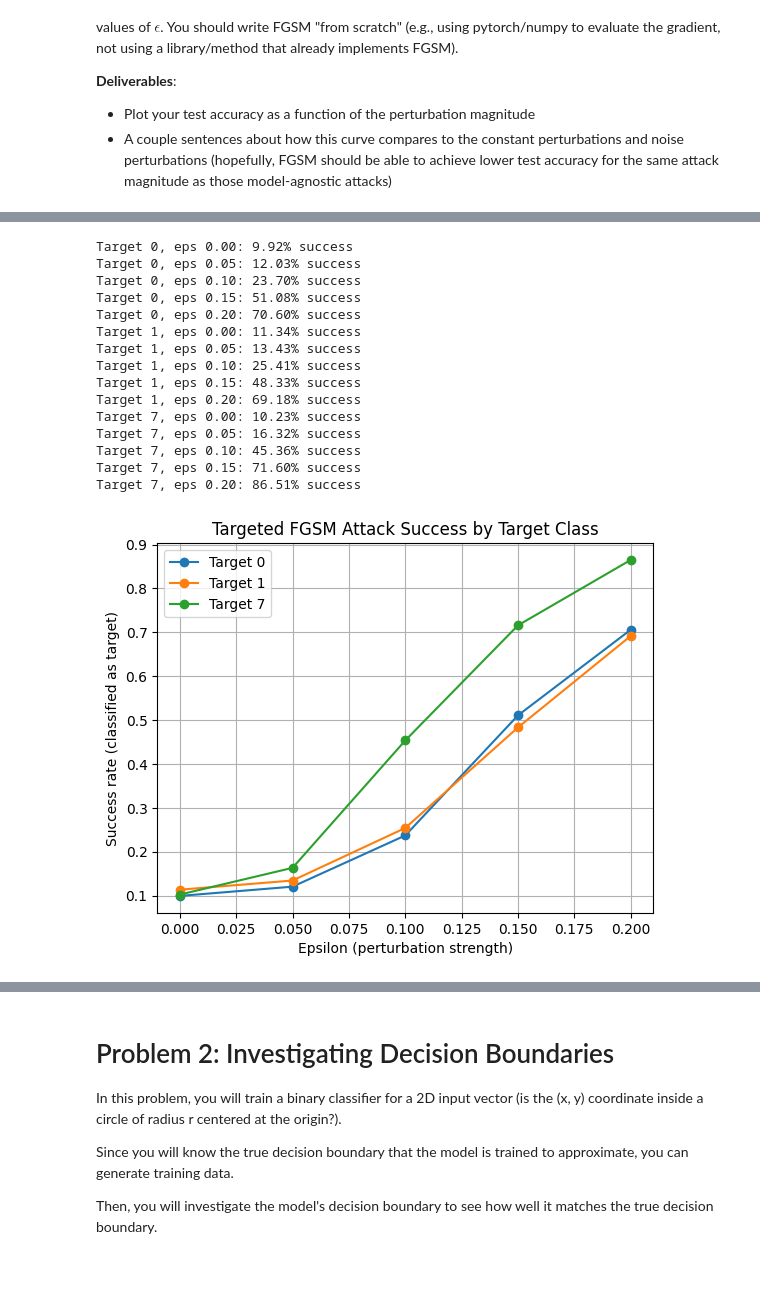
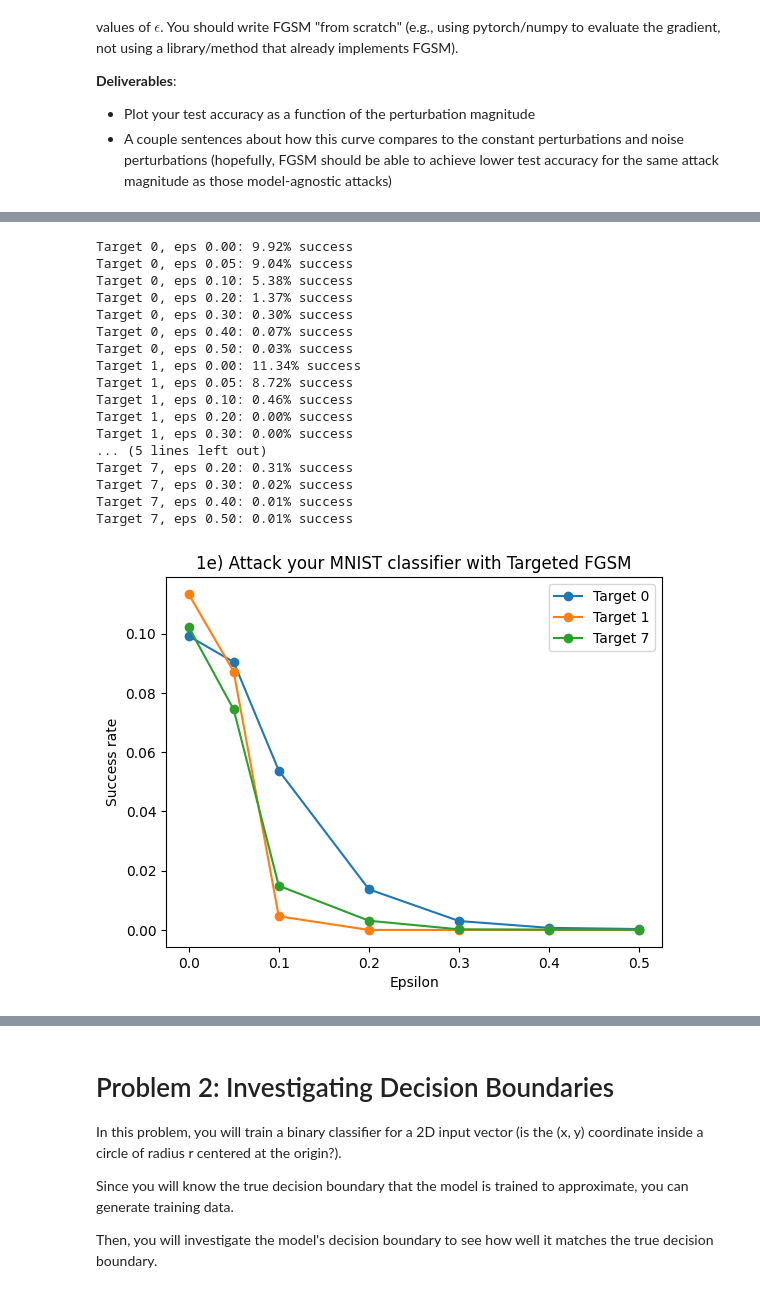
Before and after one commit to kmuenpra/EECE7268, a Jupyter notebook: EECE7398_HW1.ipynb, the cells around one changed output, grey strips where cells are left out. Drawn from its saved outputs; the diff is of its cells as text; code cells hidden in the pictures.

```diff
--- a/EECE7398_HW1.ipynb
+++ b/EECE7398_HW1.ipynb
@@ -573,93 +521,84 @@ import torch.nn.functional as F
 import matplotlib.pyplot as plt
 
 MNIST_MEAN, MNIST_STD = 0.1307, 0.3081
-
 def denormalize(x): return x * MNIST_STD + MNIST_MEAN
 def renormalize(x): return (x - MNIST_MEAN) / MNIST_STD
 
 def targeted_fgsm_attack(model, x_norm, y_target, epsilon):
-    """
-    Targeted FGSM: force model toward y_target.
-    Args:
-        model    : trained model
-        x_norm   : normalized input batch (N,1,28,28)
-        y_target : target labels (N,)
-        epsilon  : perturbation strength in pixel space
-    Returns:
-        x_adv_norm : adversarial examples (normalized)
-    """
     model.eval()
 
-    # Work in pixel space
     x_pix = denormalize(x_norm).clone().detach().to(next(model.parameters()).device)
     y_target = y_target.to(x_pix.device)
     x_pix.requires_grad_(True)
 
-    # Forward & targeted loss
+    # Forward & cross entropy loss with targeted label y
     logits = model(renormalize(x_pix))
-    loss = F.cross_entropy(logits, y_target)
+    loss = F.cross_entropy(logits, y_target) # cross entropy loss with only targeted label y
 
-    # Backward wrt input
+   # Backward wrt pixel input
     model.zero_grad(set_to_none=True)
     loss.backward()
 
-    # Targeted step: subtract gradient
+    # FGSM (but now with targeted labels)
+    # FIND GRADIENT
+    # THEN TAKE THE DIRECTION OF GRADIENT, MULTIPLIED BY A CONSTANT EPSILON
     grad_sign = x_pix.grad.sign()
-    x_adv_pix = torch.clamp(x_pix - epsilon * grad_sign, 0.0, 1.0)
+    x_adv_pix = torch.clamp(x_pix + epsilon * grad_sign, 0.0, 1.0)
+
+    # Re-normalize for model input
+    x_adv_norm = renormalize(x_adv_pix).detach()
+    return x_adv_norm
 
     return renormalize(x_adv_pix).detach()
 
-def evaluate_targeted(model, loader, epsilon, target_class):
-    """
-    Try to force all test images into a single target class.
-    Returns success rate (fraction predicted as target_class).
-    """
+def evaluate(model, loader, epsilon, target_class):
     total, success = 0, 0
     for x, y in loader:
         x = x.to(next(model.parameters()).device)
         y_target = torch.full_like(y, target_class)
         x_adv = targeted_fgsm_attack(model, x, y_target, epsilon)
+
         with torch.no_grad():
             preds = model(x_adv).argmax(dim=1)
         success += (preds == y_target.to(preds.device)).sum().item()
         total += y.size(0)
+
     return success / total
 
-# ---- Run experiments ----
-epsilons = [0.0, 0.05, 0.1, 0.15, 0.2]
+epsilons = [0.0, 0.05, 0.1, 0.2, 0.3, 0.4, 0.5]
 target_classes = [0, 1, 7]  # pick a few classes to compare
 results = {t: [] for t in target_classes}
 
 for t in target_classes:
     for eps in epsilons:
-        success = evaluate_targeted(model, test_loader, eps, t)
+        success = evaluate(model, test_loader, eps, t)
         results[t].append(success)
         print(f"Target {t}, eps {eps:.2f}: {success*100:.2f}% success")
 
-# ---- Plot results ----
 plt.figure()
 for t in target_classes:
     plt.plot(epsilons, results[t], marker="o", label=f"Target {t}")
-plt.xlabel("Epsilon (perturbation strength)")
-plt.ylabel("Success rate (classified as target)")
-plt.title("Targeted FGSM Attack Success by Target Class")
+plt.xlabel("Epsilon")
+plt.ylabel("Success rate")
+plt.title("1e) Attack your MNIST classifier with Targeted FGSM")
 plt.legend()
-plt.grid(True)
 plt.show()
 # %% [output]
 Target 0, eps 0.00: 9.92% success
-Target 0, eps 0.05: 12.03% success
-Target 0, eps 0.10: 23.70% success
-Target 0, eps 0.15: 51.08% success
-Target 0, eps 0.20: 70.60% success
+Target 0, eps 0.05: 9.04% success
+Target 0, eps 0.10: 5.38% success
+Target 0, eps 0.20: 1.37% success
+Target 0, eps 0.30: 0.30% success
+Target 0, eps 0.40: 0.07% success
+Target 0, eps 0.50: 0.03% success
 Target 1, eps 0.00: 11.34% success
-Target 1, eps 0.05: 13.43% success
-Target 1, eps 0.10: 25.41% success
-Target 1, eps 0.15: 48.33% success
-Target 1, eps 0.20: 69.18% success
-Target 7, eps 0.00: 10.23% success
-Target 7, eps 0.05: 16.32% success
-Target 7, eps 0.10: 45.36% success
-Target 7, eps 0.15: 71.60% success
-Target 7, eps 0.20: 86.51% success
+Target 1, eps 0.05: 8.72% success
+Target 1, eps 0.10: 0.46% success
+Target 1, eps 0.20: 0.00% success
+Target 1, eps 0.30: 0.00% success
+... (5 lines left out)
+Target 7, eps 0.20: 0.31% success
+Target 7, eps 0.30: 0.02% success
+Target 7, eps 0.40: 0.01% success
+Target 7, eps 0.50: 0.01% success
-[figure, old version]
+[figure, new version]
```
Also changed, not shown: parts of 17 cells of this notebook.
